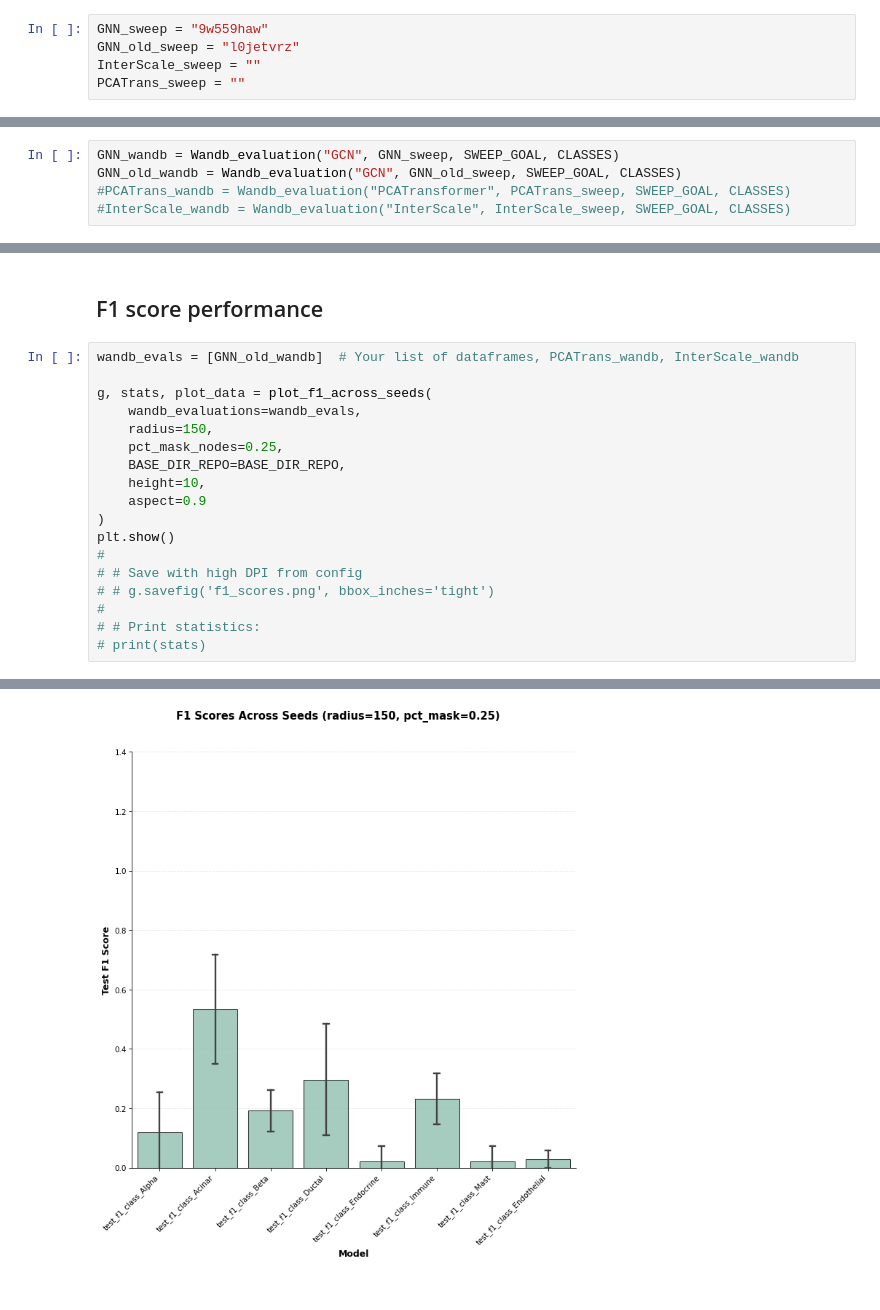
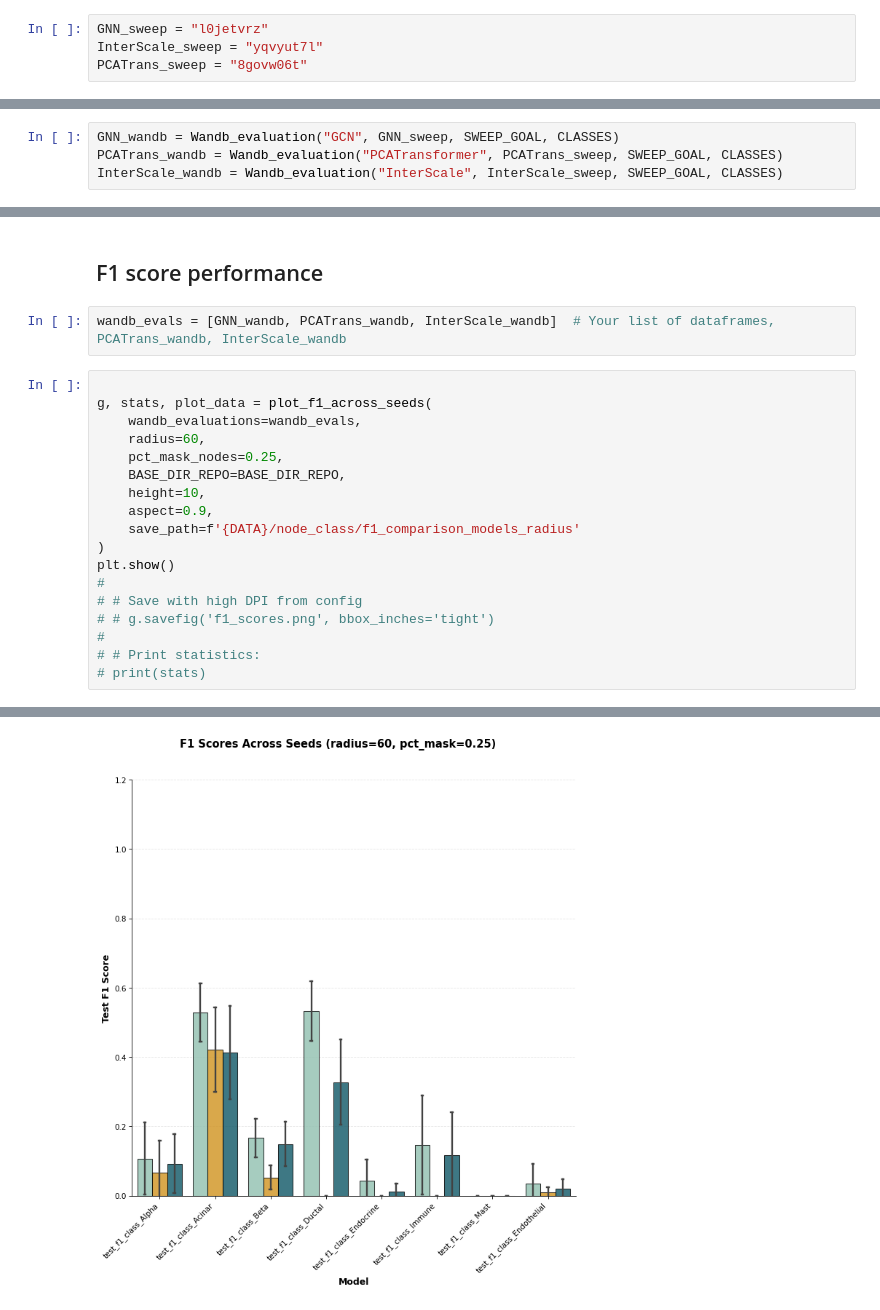
Before and after one commit to theislab/InterScale_reproducibility, a Jupyter notebook: notebooks/melton_jimenez_25/Node_class_performance.ipynb, the cells around one changed output, grey strips where cells are left out. Cells and saved outputs as stored; diff of their text form.

Commit message:
melton node classification

```diff
--- a/notebooks/melton_jimenez_25/Node_class_performance.ipynb
+++ b/notebooks/melton_jimenez_25/Node_class_performance.ipynb
@@ -60,10 +62,9 @@ CELL_TYPE_COLORS = config["palettes"][DATA]
 # %% [markdown]
 ## Load WandB IDs
 # %%
-GNN_sweep = "9w559haw"
-GNN_old_sweep = "l0jetvrz"
-InterScale_sweep = ""
-PCATrans_sweep = ""
+GNN_sweep = "l0jetvrz"
+InterScale_sweep = "yqvyut7l"
+PCATrans_sweep = "8govw06t"
 # %% [markdown]
 ## Graph Classification performance
 # %%
@@ -73,9 +74,8 @@ CLASSES = ['Alpha', 'Acinar', 'Beta', 'Ductal', 'Endocrine', 'Immune', 'Mast', '
 Q: Why does PCATrans not have test_f1 scores?
 # %%
 GNN_wandb = Wandb_evaluation("GCN", GNN_sweep, SWEEP_GOAL, CLASSES)
-GNN_old_wandb = Wandb_evaluation("GCN", GNN_old_sweep, SWEEP_GOAL, CLASSES)
-#PCATrans_wandb = Wandb_evaluation("PCATransformer", PCATrans_sweep, SWEEP_GOAL, CLASSES)
-#InterScale_wandb = Wandb_evaluation("InterScale", InterScale_sweep, SWEEP_GOAL, CLASSES)
+PCATrans_wandb = Wandb_evaluation("PCATransformer", PCATrans_sweep, SWEEP_GOAL, CLASSES)
+InterScale_wandb = Wandb_evaluation("InterScale", InterScale_sweep, SWEEP_GOAL, CLASSES)
 # %%
 GNN_wandb.get_dataframe().head()
 # %% [output]
@@ -98,15 +120,17 @@ GNN_wandb.plot_robustness(metric="test_acc", save_path = f"{BASE_DIR_REPO}/Inter
 # %% [markdown]
 ## F1 score performance
+# %%
+wandb_evals = [GNN_wandb, PCATrans_wandb, InterScale_wandb]  # Your list of dataframes, PCATrans_wandb, InterScale_wandb
 # %%
-wandb_evals = [GNN_old_wandb]  # Your list of dataframes, PCATrans_wandb, InterScale_wandb
 
 g, stats, plot_data = plot_f1_across_seeds(
     wandb_evaluations=wandb_evals,
-    radius=150,
+    radius=60,
     pct_mask_nodes=0.25,
     BASE_DIR_REPO=BASE_DIR_REPO,
     height=10,
-    aspect=0.9
+    aspect=0.9,
+    save_path=f'{DATA}/node_class/f1_comparison_models_radius'
 )
 plt.show()
 #
@@ -128 +160 @@ plt.show()
-[figure, old version]
+[figure, new version]
```
Also changed, not shown: parts of 10 cells of this notebook, 4 other files.
